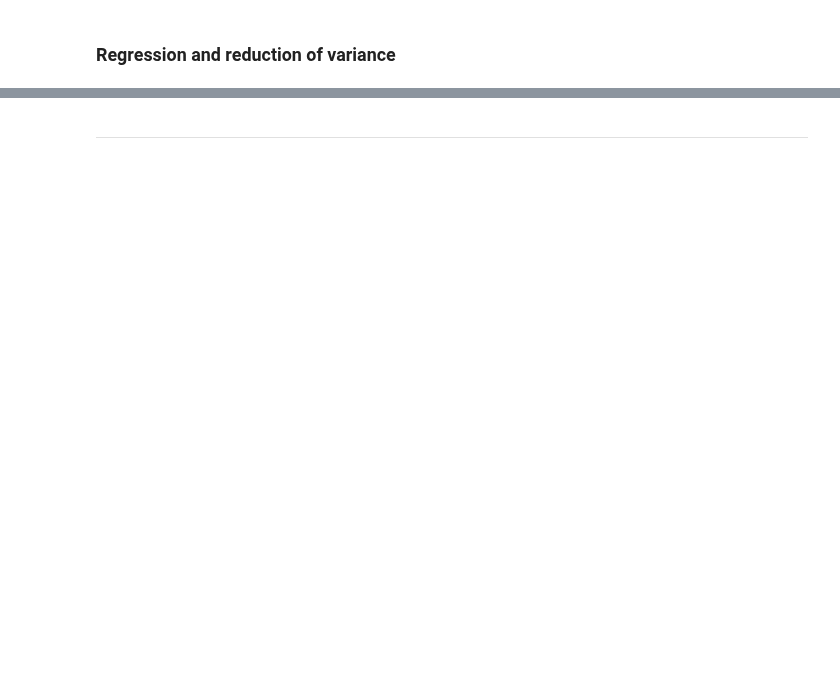
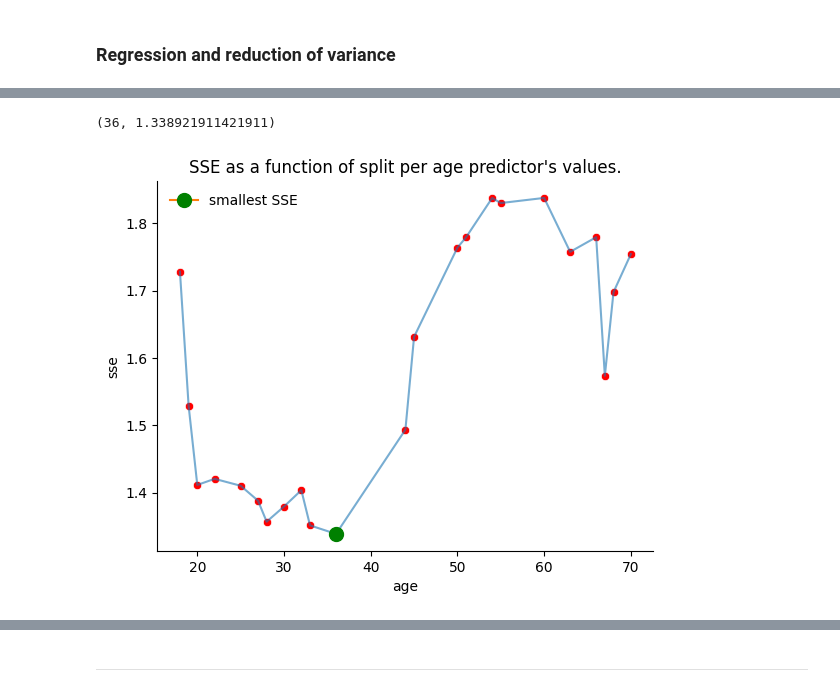
Before and after one commit to datakolektiv/dss03python2023, a Jupyter notebook: session20/dss03_py_session20.ipynb, the cells around one changed output, grey strips where cells are left out. Saved outputs shown, nothing was run; the diff lists cells and outputs as text; code cells hidden in the pictures; blank space fills up the shorter version.

```diff
--- a/session20/dss03_py_session20.ipynb
+++ b/session20/dss03_py_session20.ipynb
@@ -862,0 +1054,5 @@ Up until now we have introduced
+# %%
+_df_income_a = df_income.loc[df_income['age'] <= 30, 'income']
+
+_income_sse_a= sse(_df_income_a)
+_income_sse_a
@@ -862,0 +1061,5 @@ Up until now we have introduced
+# %%
+_df_income_b = df_income.loc[df_income['age'] > 30, 'income']
+
+_income_sse_b = sse(_df_income_b)
+_income_sse_b
@@ -862,0 +1078,12 @@ Up until now we have introduced
+# %%
+_results = []
+
+# pay attention to [:-1]
+for a in sorted(df_income['age'].values)[:-1]:
+    _df_income_a = df_income.loc[df_income['age'] <= a, 'income']
+    _income_sse_a = sse(_df_income_a)
+
+    _df_income_b = df_income.loc[df_income['age'] > a, 'income']
+    _income_sse_b = sse(_df_income_b)
+
+    _results.append({'age': a, 'sse' : _income_sse_a * (len(_df_income_a)/len(df_income)) + _income_sse_b * (len(_df_income_b)/len(df_income))})
@@ -862,0 +1092,5 @@ Up until now we have introduced
+# %%
+_df_results = pd.DataFrame(_results)
+
+_sse = np.array(list(map(lambda x: x['sse'], _results)))
+_idx = np.argmin(_sse)
@@ -862,0 +1106,20 @@ Up until now we have introduced
+# %%
+# best performing threshold value and it's SSE value
+df_income['age'].iloc[_idx], _sse[_idx]
+# %% [output]
+(36, 1.338921911421911)
+# %%
+sns.lineplot(x='age', y='sse', data=_df_results, alpha=.6)
+sns.scatterplot(x='age', y='sse', data=_df_results, color='red')
+plt.plot(df_income['age'].iloc[_idx],
+         _sse[_idx],
+         marker='.',
+         markersize=20,
+         markerfacecolor='green',
+         markeredgecolor='green',
+         label='smallest SSE')
+sns.despine()
+plt.legend(frameon=False)
+plt.title('SSE as a function of split per age predictor\'s values.');
+# %% [output]
+[figure, added]
```
Also changed, not shown: parts of 106 cells of this notebook, 1 other file.
